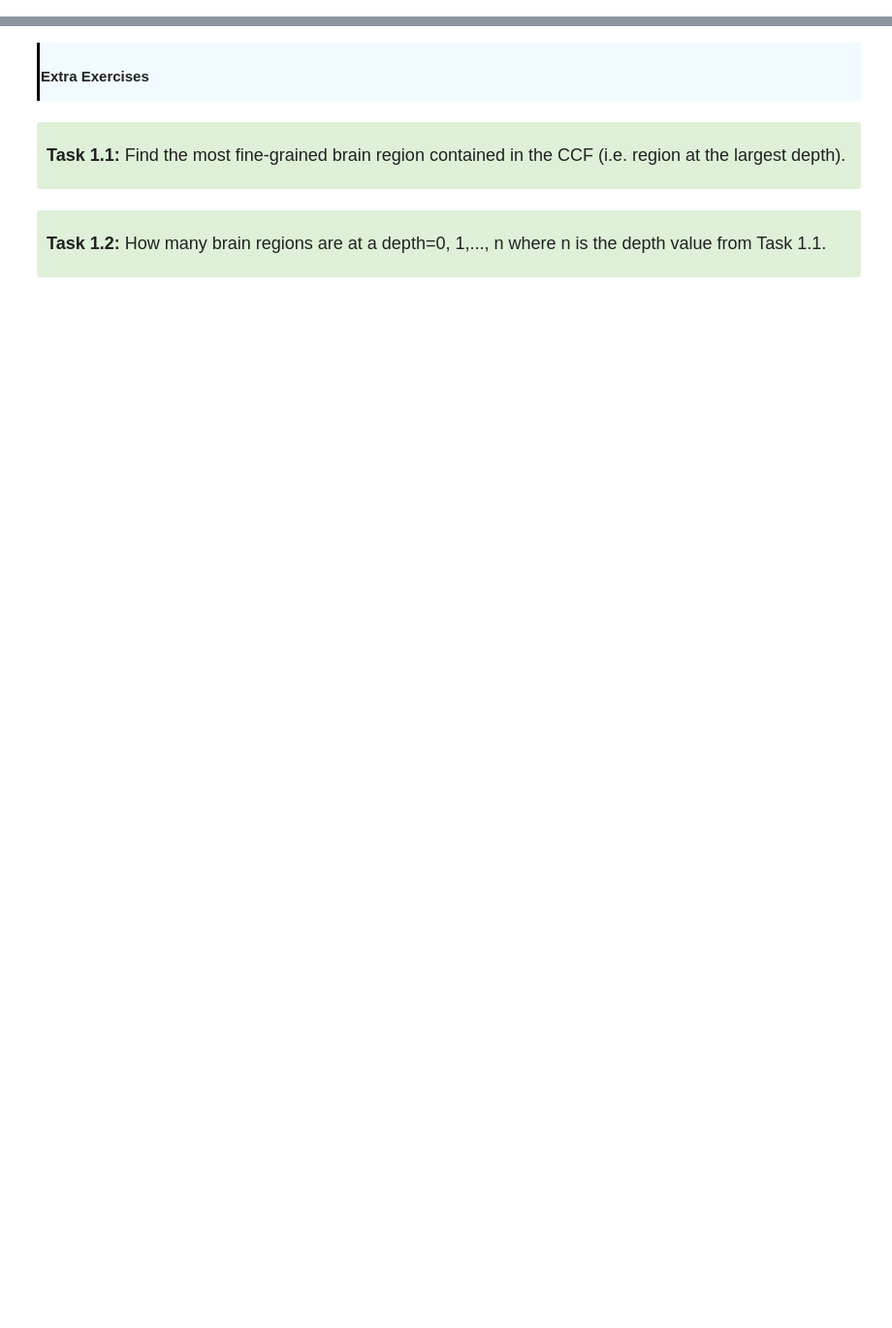
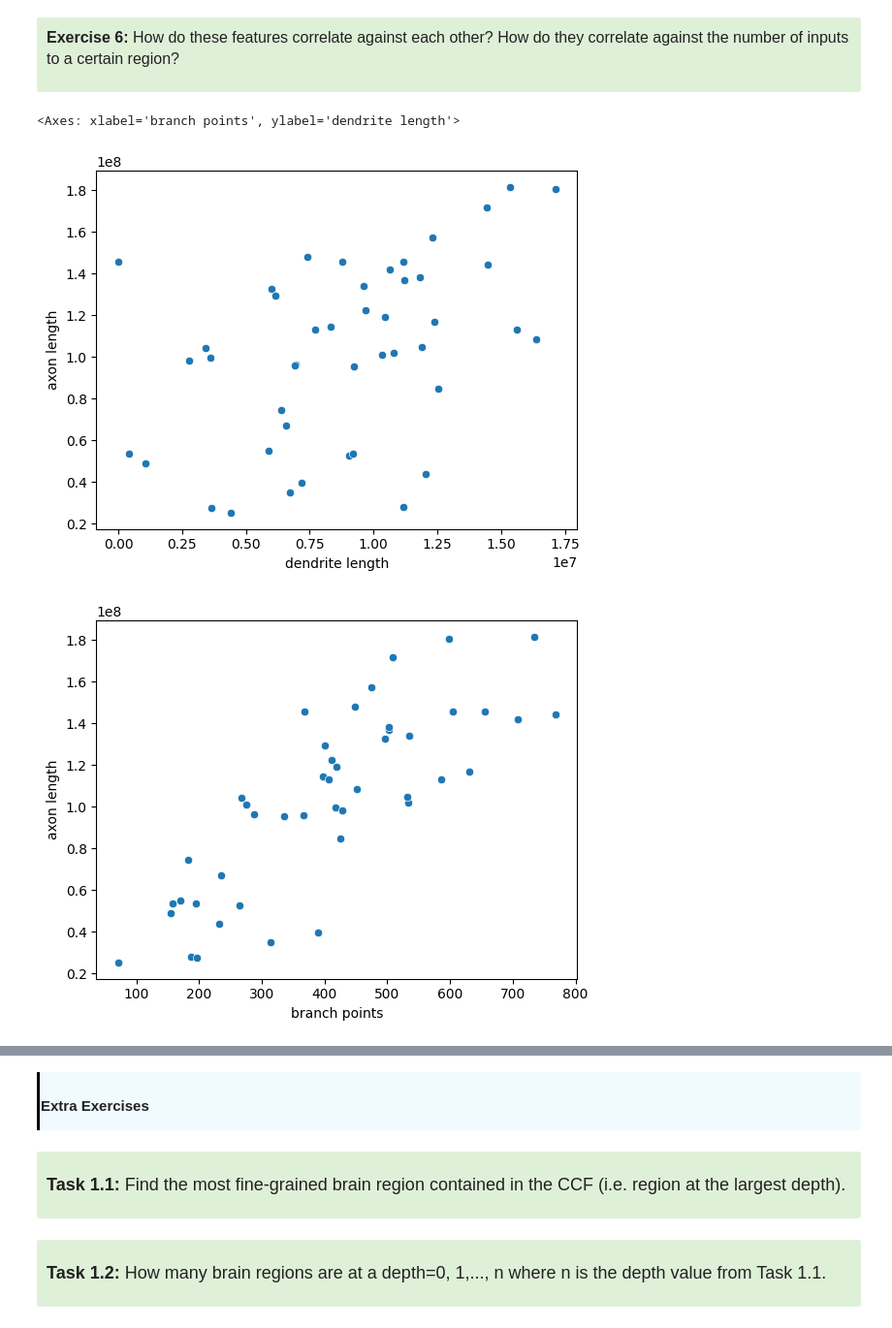
Before and after one commit to JEElsner/SWDB_2024_Anatomy, a Jupyter notebook: code/Notebook Exercises - LM - solutions.ipynb, the cells around one changed output, grey strips where cells are left out. Shown at 97% size. Cells and saved outputs as stored; diff of their text form; code cells hidden in the pictures; blank space fills up the shorter version.

```diff
--- a/code/Notebook Exercises - LM - solutions.ipynb
+++ b/code/Notebook Exercises - LM - solutions.ipynb
@@ -28,0 +221,43 @@
+# %%
+ax = []; de = []; bp = []
+conversion_factor = 1
+for sk in skels_subset:
+    #axon
+    axon_inds = sk.vertex_properties['compartment']== 2 #select axon
+    sk_axon = sk.apply_mask(axon_inds)
+    ax.append(sk_axon.path_length()/conversion_factor) #calculate length
+
+    #dendrite
+    dendrite_inds = (sk.vertex_properties['compartment']==3) | (sk.vertex_properties['compartment']==4)| (sk.vertex_properties['compartment']==1) #soma is included here to connect the dendrite graphs
+    sk_dendrite = sk.apply_mask(dendrite_inds)
+    de.append(sk_dendrite.path_length()/conversion_factor)
+
+    #branch points
+    bp.append(len(sk.branch_points))
+# %% [markdown]
+<div style="background: #DFF0D8; border-radius: 3px; padding: 10px;">
+<font size="3"><p><b>Exercise 6:</b> How do these features correlate against each other? How do they correlate against the number of inputs to a certain region?
+
+
+</div>
+# %%
+#To each other
+
+plt.figure()
+d = {'axon length': ax, 'dendrite length': de}
+dataframe = pd.DataFrame(data=d)
+sns.scatterplot(data = dataframe, y ="axon length", x= "dendrite length")
+
+plt.figure()
+d = {'axon length': ax, 'branch points': bp}
+dataframe = pd.DataFrame(data=d)
+sns.scatterplot(data = dataframe, y ="axon length", x= "branch points")
+
+plt.figure()
+d = {'dendrite length': de, 'branch points': bp}
+dataframe = pd.DataFrame(data=d)
+sns.scatterplot(data = dataframe, y ="dendrite length", x= "branch points")
+# %% [output]
+<Axes: xlabel='branch points', ylabel='dendrite length'>
+[figure, added]
+[figure, added]
```
Also changed, not shown: parts of 19 cells of this notebook, 1 other file.
